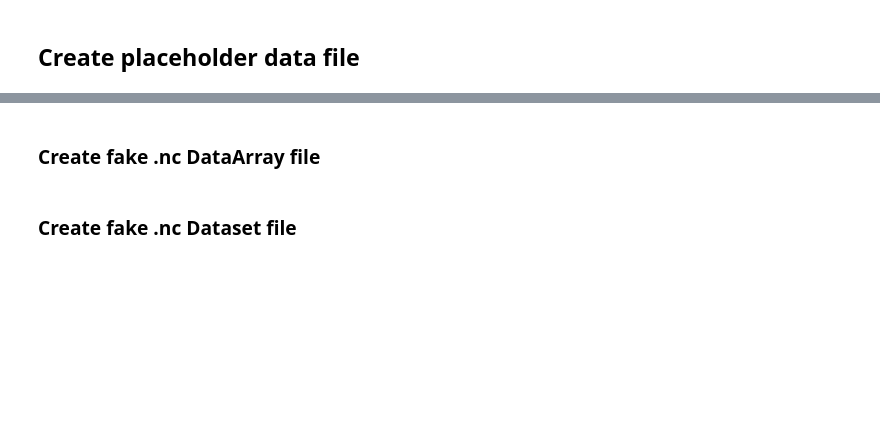
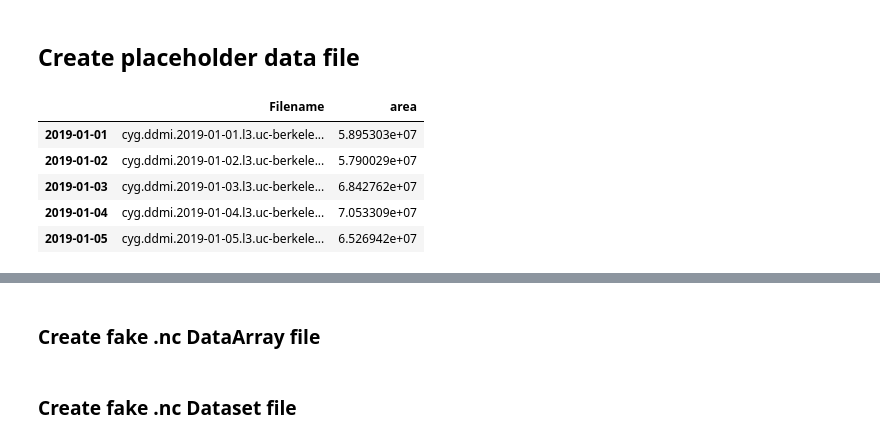
Before and after one commit to ascheliga/neuralhydrology, a Jupyter notebook: cygnss_models/adding_data/custom_dataset.ipynb, the cells around one changed output, grey strips where cells are left out. Cells and saved outputs as stored; diff of their text form; code cells hidden in the pictures; blank space fills up the shorter version.

```diff
--- a/cygnss_models/adding_data/custom_dataset.ipynb
+++ b/cygnss_models/adding_data/custom_dataset.ipynb
@@ -183,3 +241,13 @@ start_date = datetime.datetime(year=1980,month=10,day=1)
 stop_date = datetime.datetime(year=2008,month=9,day=30)
 date_idx = pd.date_range(start=start_date, end = stop_date)
 t_n = len(date_idx)
+# %%
+test = pd.read_csv('/global/home/users/ann_scheliga/scratch/CYGNSS_daily/time_series/'+'test_02235200.csv',index_col = 0)
+test.head()
+# %% [output]
+|  | Filename | area |
+| 2019-01-01 | cyg.ddmi.2019-01-01.l3.uc-berkele... | 5.895303e+07 |
+| 2019-01-02 | cyg.ddmi.2019-01-02.l3.uc-berkele... | 5.790029e+07 |
+| 2019-01-03 | cyg.ddmi.2019-01-03.l3.uc-berkele... | 6.842762e+07 |
+| 2019-01-04 | cyg.ddmi.2019-01-04.l3.uc-berkele... | 7.053309e+07 |
+| 2019-01-05 | cyg.ddmi.2019-01-05.l3.uc-berkele... | 6.526942e+07 |
```
Also changed, not shown: parts of 22 cells of this notebook, 2 other files.
